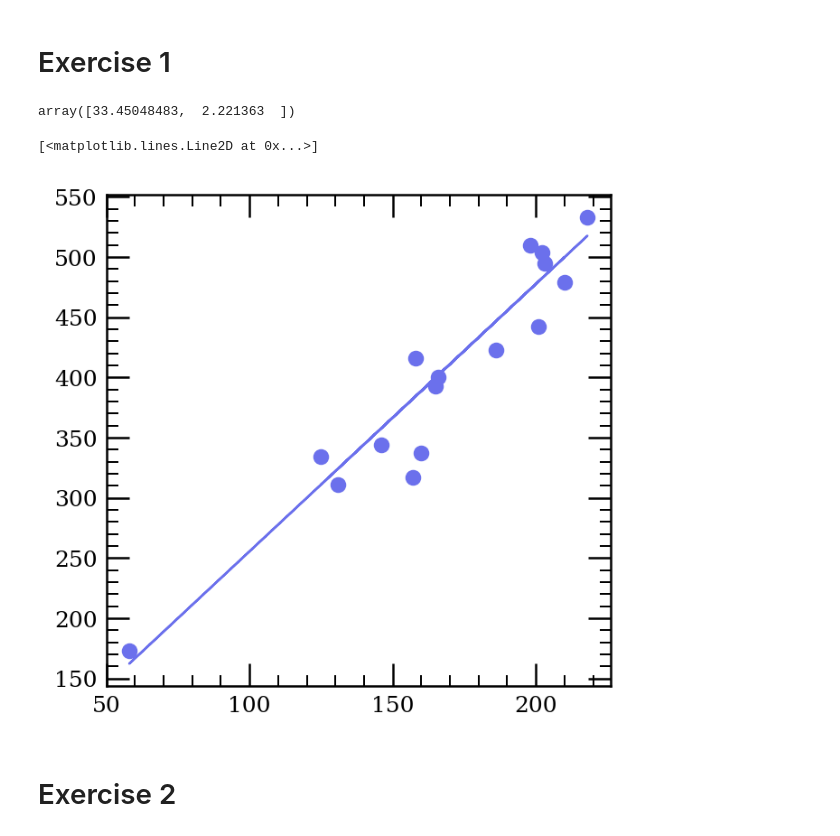
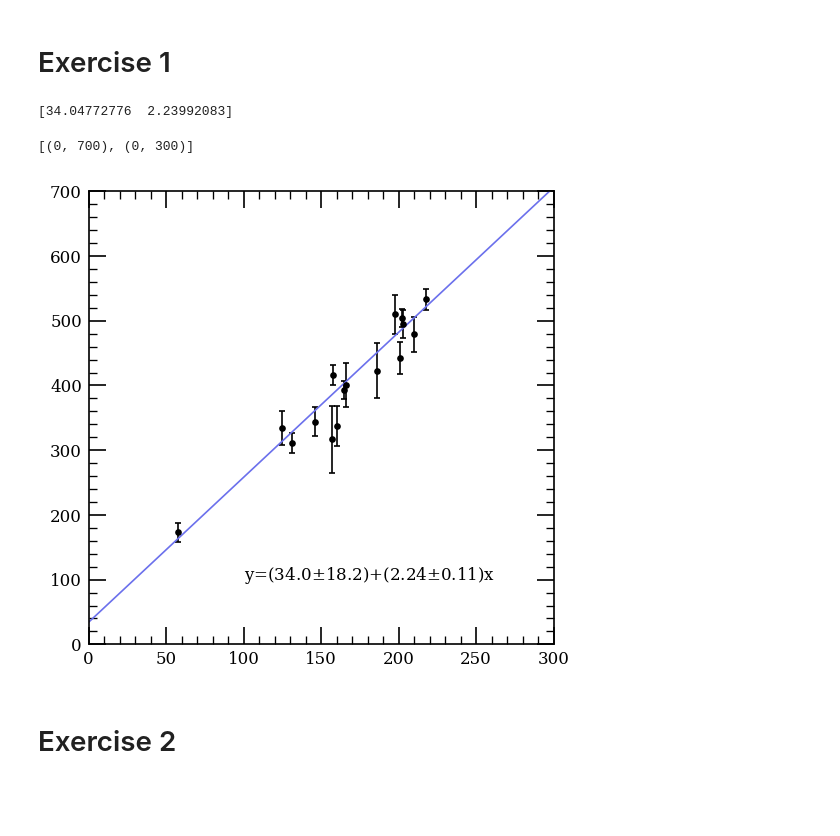
Before and after one commit to safonova/Data_analysis_recipes, a Jupyter notebook: 1 Standard practice.ipynb, the cells around one changed output. Drawn from its saved outputs; the diff is of its cells as text; code cells hidden in the pictures; blank space fills up the shorter version.

```diff
--- a/1 Standard practice.ipynb
+++ b/1 Standard practice.ipynb
@@ -43,26 +43,42 @@ data['sigma_y'] = table_1[:,3]
 data['sigma_x'] = table_1[:,4]
 data['rho_xy'] = table_1[:,5]
 # %%
-Y_mx = data['y'][...][4:20]
-A_mx = np.array([np.ones_like(Y_mx), data['x'][...][4:20]]).T
-C_mx = np.identity(len(data['sigma_y'][4:])) * data['sigma_y'][4:]
+ydata_1 = data['y'][4:]
+xdata_1 = data['x'][4:]
+sigma_y_1 = data['sigma_y'][4:]
 # %%
-covariance_mx =  np.linalg.multi_dot([A_mx.T, np.linalg.inv(C_mx), A_mx])
-ACY = np.linalg.multi_dot([A_mx.T, np.linalg.inv(C_mx), Y_mx])
+def set_up_matrices(xdata, ydata, sigma_y):
+    Y_mx = ydata
+    A_mx = np.array([np.ones_like(Y_mx), xdata]).T
+    C_mx = np.identity(len(sigma_y)) * sigma_y**2
+    return Y_mx, A_mx, C_mx
 
-X_mx = covariance_mx.dot(ACY)
-slope_b, intercept_m = X_mx
-# Uncertainties
-slope_b_err = np.sqrt(covariance_mx)[0,0]
-intercept_m_err = np.sqrt(covariance_mx)[1,1]
+def perform_linear_algebra_fit(xdata, ydata, sigma_y):
+    Y_mx, A_mx, C_mx = set_up_matrices(xdata, ydata, sigma_y)
+
+    covariance_mx = np.linalg.inv(np.linalg.multi_dot([A_mx.T, np.linalg.inv(C_mx), A_mx]))
+    ACY = np.linalg.multi_dot([A_mx.T, np.linalg.inv(C_mx), Y_mx])
+
+    # Get results of the linear algebra operation
+    X_mx = covariance_mx.dot(ACY)
+    intercept_m, slope_b = X_mx
+
+    # Uncertainties
+    intercept_m_err = np.sqrt(covariance_mx)[0,0]
+    slope_b_err = np.sqrt(covariance_mx)[1,1]
+    return slope_b, intercept_m, slope_b_err, intercept_m_err
-# %% [output]
-array([33.45048483,  2.221363  ])
-# %%
-fig, axes = plt.subplots(figsize=(4,4), dpi=180)
-axes.scatter(data['x'][4:], data['y'][4:])
-axes.plot(data['x'][4:], X_mx[0] + data['x'][4:]*X_mx[1])
-# %% [output]
-[<matplotlib.lines.Line2D at 0x...>]
-[figure, removed]
+# %%
+slope, intercept, slope_err, intercept_err = perform_linear_algebra_fit(xdata_1, ydata_1, sigma_y_1)
+# %% [output]
+[34.04772776  2.23992083]
+# %%
+fig, axes = plt.subplots(figsize=(5,5), dpi=120)
+axes.errorbar(xdata_1, ydata_1, yerr=sigma_y_1, fmt='.k')
+axes.plot(range(0, 300), intercept + range(0, 300)*slope)
+axes.text(100, 100, f"y=({intercept:0.1f}$\pm${intercept_err:0.1f})+({slope:0.2f}$\pm${slope_err:0.2f})x")
+axes.set(xlim=(0, 300), ylim=(0,700))
+# %% [output]
+[(0, 700), (0, 300)]
+[figure, added]
 # %% [markdown]
 # Exercise 2
```
Also changed, not shown: parts of 4 cells of this notebook.
